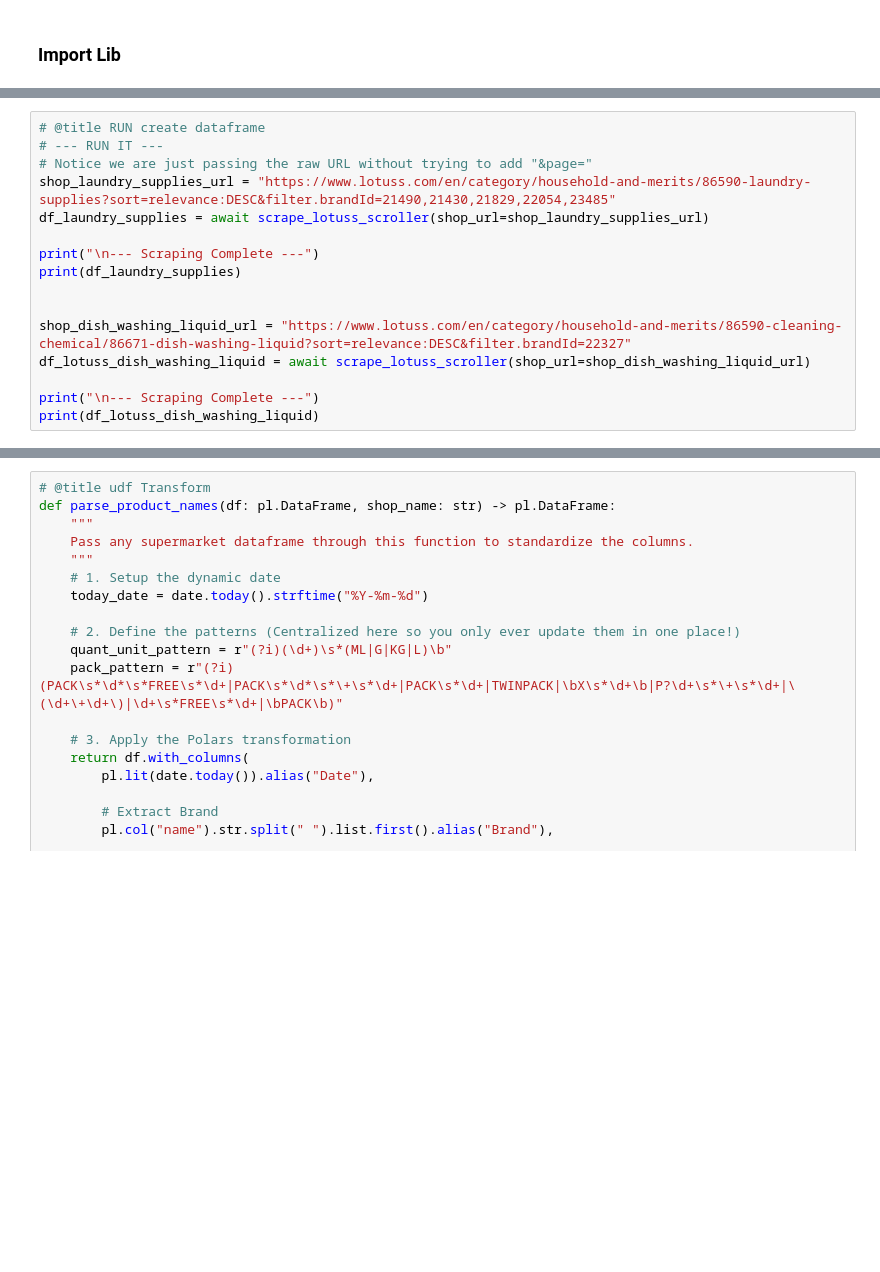
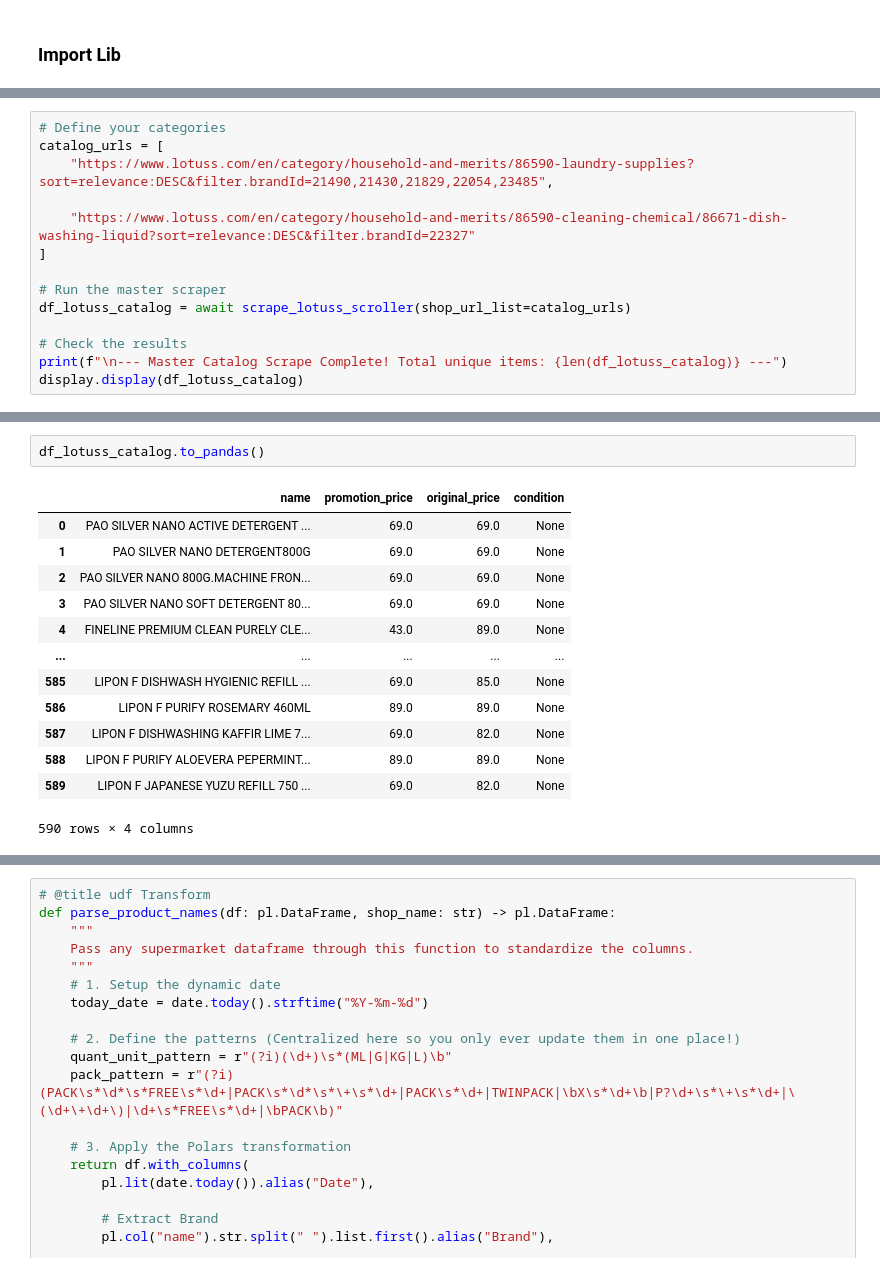
Before and after one commit to chaunijs/onlineshoppingprice, a Jupyter notebook: lotus_online_scraping.ipynb, the cells around one changed output, grey strips where cells are left out. Drawn from its saved outputs; the diff is of its cells as text; blank space fills up the shorter version.

```diff
--- a/lotus_online_scraping.ipynb
+++ b/lotus_online_scraping.ipynb
@@ -145,18 +197,16 @@ async def scrape_lotuss_scroller(shop_url: str):
 
     return df
 # %%
-# @title RUN create dataframe
-# --- RUN IT ---
-# Notice we are just passing the raw URL without trying to add "&page="
-shop_laundry_supplies_url = "https://www.lotuss.com/en/category/household-and-merits/86590-laundry-supplies?sort=relevance:DESC&filter.brandId=21490,21430,21829,22054,23485"
-df_laundry_supplies = await scrape_lotuss_scroller(shop_url=shop_laundry_supplies_url)
+# Define your categories
+catalog_urls = [
+    "https://www.lotuss.com/en/category/household-and-merits/86590-laundry-supplies?sort=relevance:DESC&filter.brandId=21490,21430,21829,22054,23485",
 
-print("\n--- Scraping Complete ---")
-print(df_laundry_supplies)
+    "https://www.lotuss.com/en/category/household-and-merits/86590-cleaning-chemical/86671-dish-washing-liquid?sort=relevance:DESC&filter.brandId=22327"
+]
 
+# Run the master scraper
+df_lotuss_catalog = await scrape_lotuss_scroller(shop_url_list=catalog_urls)
 
-shop_dish_washing_liquid_url = "https://www.lotuss.com/en/category/household-and-merits/86590-cleaning-chemical/86671-dish-washing-liquid?sort=relevance:DESC&filter.brandId=22327"
-df_lotuss_dish_washing_liquid = await scrape_lotuss_scroller(shop_url=shop_dish_washing_liquid_url)
-
-print("\n--- Scraping Complete ---")
-print(df_lotuss_dish_washing_liquid)
+# Check the results
+print(f"\n--- Master Catalog Scrape Complete! Total unique items: {len(df_lotuss_catalog)} ---")
+display.display(df_lotuss_catalog)
@@ -163 +245,17 @@ print(df_lotuss_dish_washing_liquid)
+# %%
+df_lotuss_catalog.to_pandas()
+# %% [output]
+|  | name | promotion_price | original_price | condition |
+| 0 | PAO SILVER NANO ACTIVE DETERGENT ... | 69.0 | 69.0 | None |
+| 1 | PAO SILVER NANO DETERGENT800G | 69.0 | 69.0 | None |
+| 2 | PAO SILVER NANO 800G.MACHINE FRON... | 69.0 | 69.0 | None |
+| 3 | PAO SILVER NANO SOFT DETERGENT 80... | 69.0 | 69.0 | None |
+| 4 | FINELINE PREMIUM CLEAN PURELY CLE... | 43.0 | 89.0 | None |
+| ... | ... | ... | ... | ... |
+| 585 | LIPON F DISHWASH HYGIENIC REFILL ... | 69.0 | 85.0 | None |
+| 586 | LIPON F PURIFY ROSEMARY 460ML | 89.0 | 89.0 | None |
+| 587 | LIPON F DISHWASHING KAFFIR LIME 7... | 69.0 | 82.0 | None |
+| 588 | LIPON F PURIFY ALOEVERA PEPERMINT... | 89.0 | 89.0 | None |
+| 589 | LIPON F JAPANESE YUZU REFILL 750 ... | 69.0 | 82.0 | None |
+590 rows × 4 columns
 # %%
```
Also changed, not shown: parts of 16 cells of this notebook.
